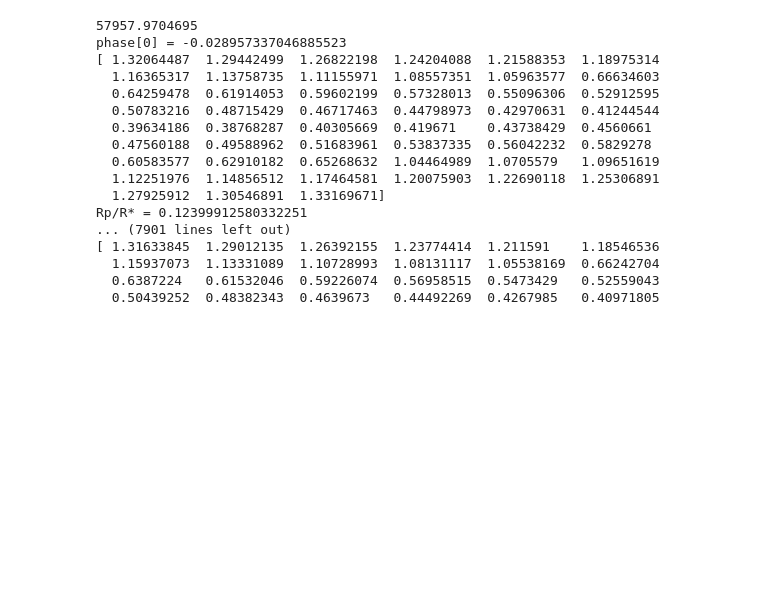
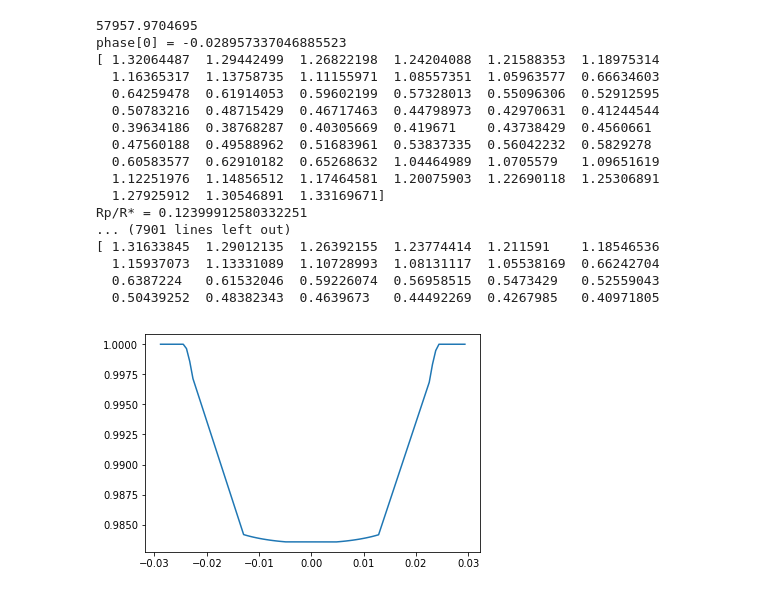
Before and after one commit to Exo-TiC/ExoTiC-ISM, a Jupyter notebook: HST_python/Step by step tests.ipynb, the cells around one changed output. Cells and saved outputs as stored; diff of their text form; code cells hidden in the pictures; blank space fills up the shorter version.

```diff
--- a/HST_python/Step by step tests.ipynb
+++ b/HST_python/Step by step tests.ipynb
@@ -304,3 +304,8 @@ Rp/R* = 0.12399912580332251
   1.15937073  1.13331089  1.10728993  1.08131117  1.05538169  0.66242704
   0.6387224   0.61532046  0.59226074  0.56958515  0.5473429   0.52559043
   0.50439252  0.48382343  0.4639673   0.44492269  0.4267985   0.40971805
+# %%
+plt.plot(phase, mulimb01)
+plt.show()
+# %% [output]
+[figure, added]
```
Also changed, not shown: parts of 1 cell of this notebook, 1 other file.
